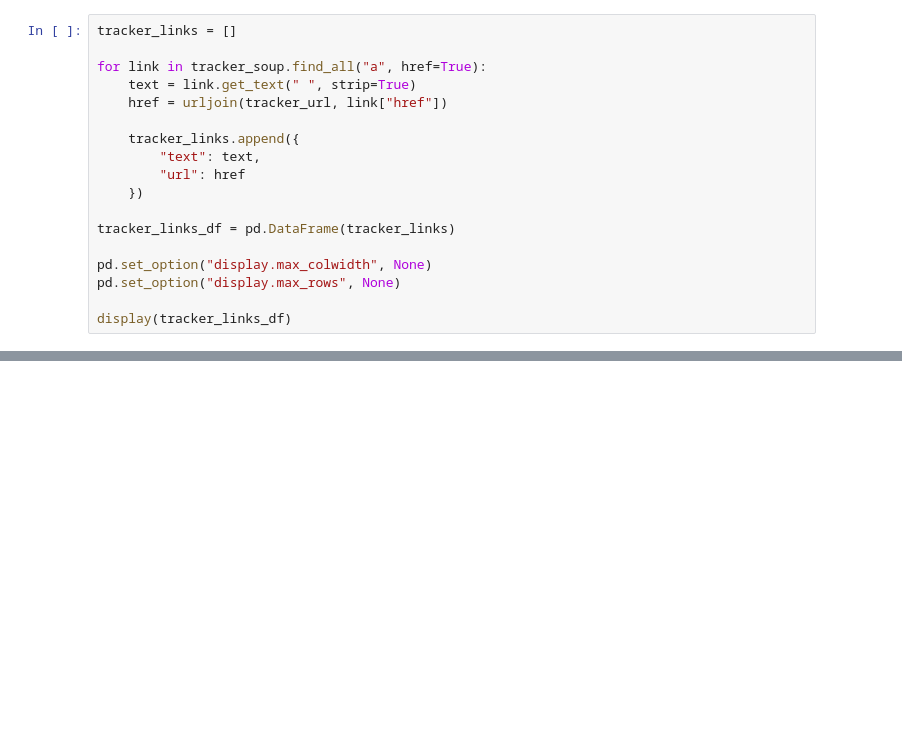
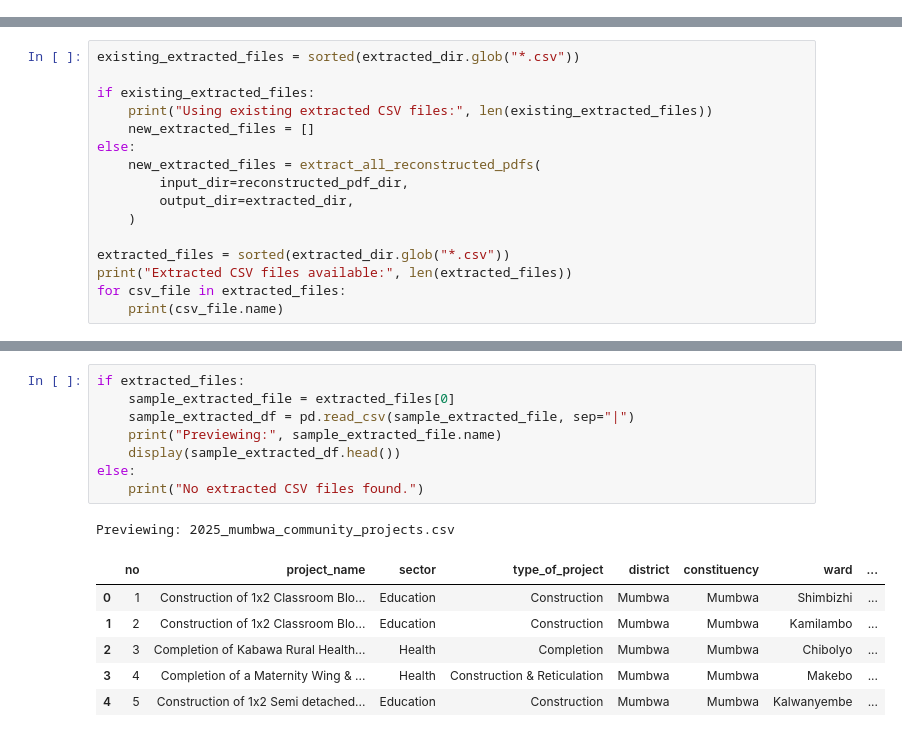
Before and after one commit to moseschaswala/mumbwa-town-council-dataset, a Jupyter notebook: notebooks/CDF/CSC4792_Mumbwa_Town_Council_Final.ipynb, the cells around one changed output, grey strips where cells are left out. Cells and saved outputs as stored; diff of their text form; blank space fills up the shorter version.

```diff
--- a/notebooks/CDF/CSC4792_Mumbwa_Town_Council_Final.ipynb
+++ b/notebooks/CDF/CSC4792_Mumbwa_Town_Council_Final.ipynb
@@ -118,18 +0,0 @@ Links: 114
-# %%
-tracker_links = []
-
-for link in tracker_soup.find_all("a", href=True):
-    text = link.get_text(" ", strip=True)
-    href = urljoin(tracker_url, link["href"])
-
-    tracker_links.append({
-        "text": text,
-        "url": href
-    })
-
-tracker_links_df = pd.DataFrame(tracker_links)
-
-pd.set_option("display.max_colwidth", None)
-pd.set_option("display.max_rows", None)
-
-display(tracker_links_df)
@@ -471,0 +325,16 @@ NameError: name 'combine_matching_tables' is not defined
+# %%
+existing_extracted_files = sorted(extracted_dir.glob("*.csv"))
+
+if existing_extracted_files:
+    print("Using existing extracted CSV files:", len(existing_extracted_files))
+    new_extracted_files = []
+else:
+    new_extracted_files = extract_all_reconstructed_pdfs(
+        input_dir=reconstructed_pdf_dir,
+        output_dir=extracted_dir,
+    )
+
+extracted_files = sorted(extracted_dir.glob("*.csv"))
+print("Extracted CSV files available:", len(extracted_files))
+for csv_file in extracted_files:
+    print(csv_file.name)
@@ -471,0 +383,16 @@ NameError: name 'combine_matching_tables' is not defined
+# %%
+if extracted_files:
+    sample_extracted_file = extracted_files[0]
+    sample_extracted_df = pd.read_csv(sample_extracted_file, sep="|")
+    print("Previewing:", sample_extracted_file.name)
+    display(sample_extracted_df.head())
+else:
+    print("No extracted CSV files found.")
+# %% [output]
+Previewing: 2025_mumbwa_community_projects.csv
+|  | no | project_name | sector | type_of_project | district | constituency | ward | ... |
+| 0 | 1 | Construction of 1x2 Classroom Blo... | Education | Construction | Mumbwa | Mumbwa | Shimbizhi | ... |
+| 1 | 2 | Construction of 1x2 Classroom Blo... | Education | Construction | Mumbwa | Mumbwa | Kamilambo | ... |
+| 2 | 3 | Completion of Kabawa Rural Health... | Health | Completion | Mumbwa | Mumbwa | Chibolyo | ... |
+| 3 | 4 | Completion of a Maternity Wing & ... | Health | Construction & Reticulation | Mumbwa | Mumbwa | Makebo | ... |
+| 4 | 5 | Construction of 1x2 Semi detached... | Education | Construction | Mumbwa | Mumbwa | Kalwanyembe | ... |
```
Also changed, not shown: parts of 57 cells of this notebook.
